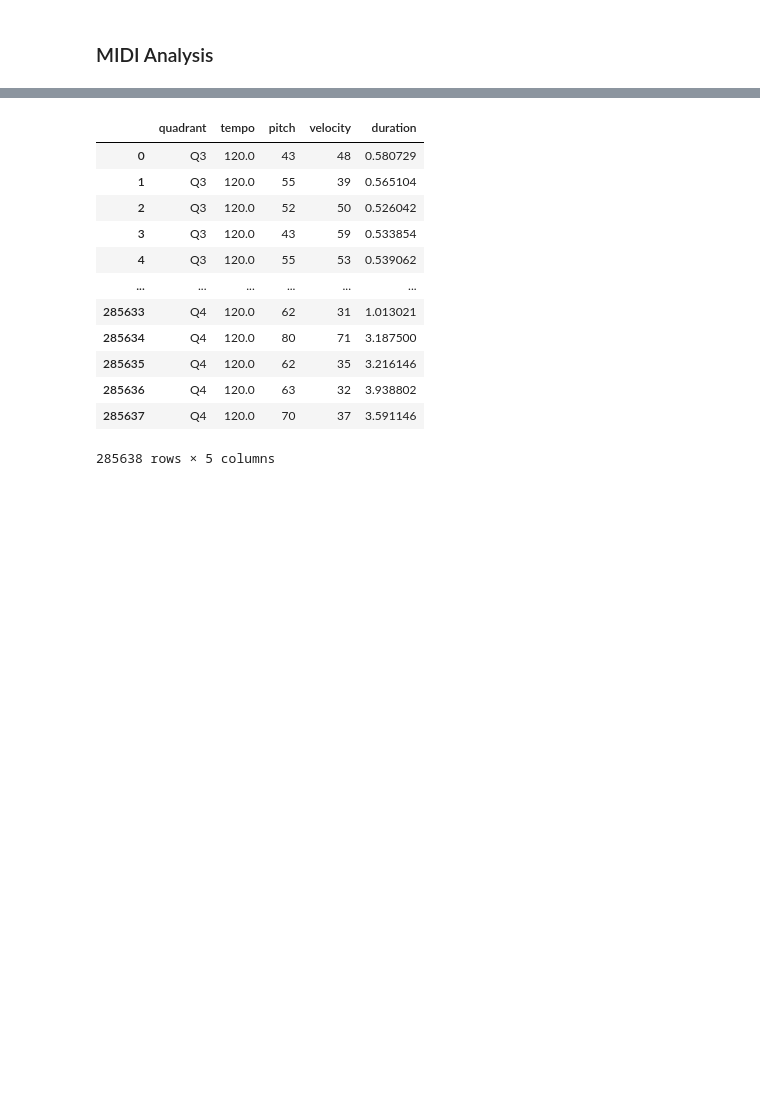
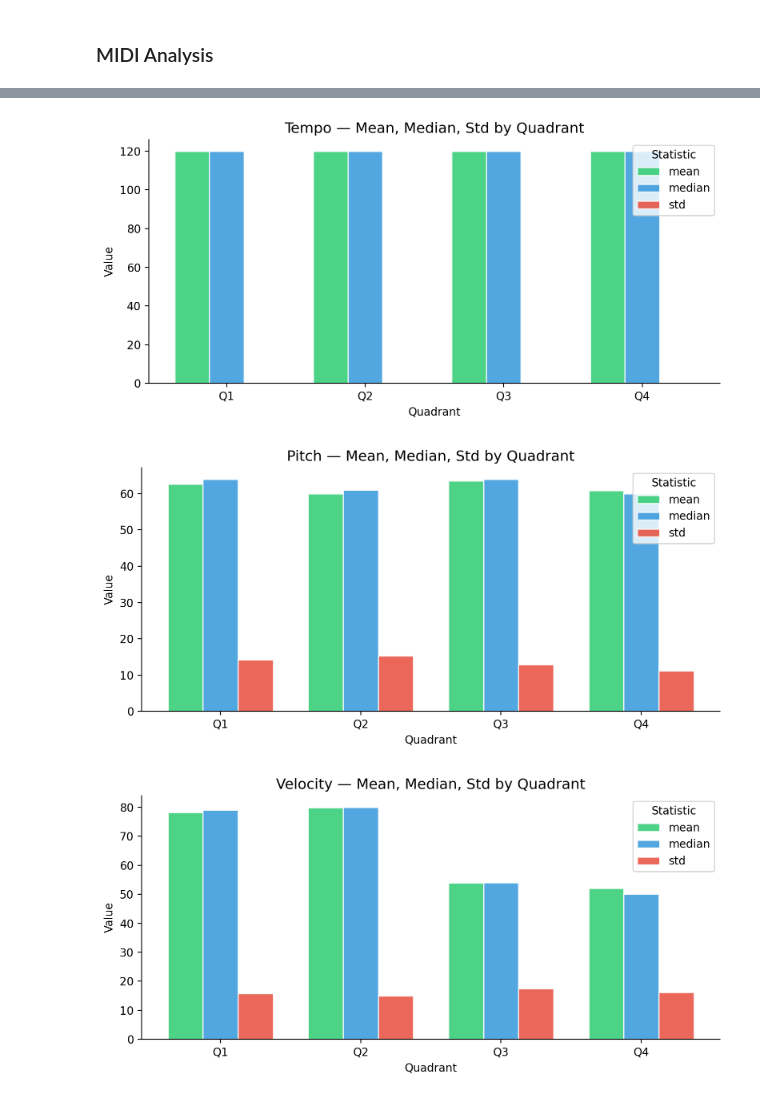
Before and after one commit to eadenise/cc_project, a Jupyter notebook: eda_emopia.ipynb, the cells around one changed output, grey strips where cells are left out. Drawn from its saved outputs; the diff is of its cells as text; code cells hidden in the pictures; blank space fills up the shorter version.

```diff
--- a/eda_emopia.ipynb
+++ b/eda_emopia.ipynb
@@ -168,17 +171,31 @@ for feature in features:
 # %%
-# Central tendency
-df_notes.groupby('quadrant')[features].agg(['mean', 'median', 'std'])
+agg_df = df_notes.groupby('quadrant')[features].agg(['mean', 'median', 'std'])
+agg_df.columns = ['_'.join(col) for col in agg_df.columns]  # e.g. 'pitch_mean'
+agg_df = agg_df.loc[['Q1', 'Q2', 'Q3', 'Q4']]               # enforce order
+
+stats   = ['mean', 'median', 'std']
+colors  = {'mean': '#2ecc71', 'median': '#3498db', 'std': '#e74c3c'}
+x       = np.arange(len(agg_df))   # Q1–Q4 positions
+width   = 0.25                      # width of each bar
+
+for feature in features:
+    fig, ax = plt.subplots(figsize=(8, 4))
+
+    for i, stat in enumerate(stats):
+        col = f'{feature}_{stat}'
+        ax.bar(x + i * width, agg_df[col], width, label=stat, color=colors[stat], edgecolor='white', alpha=0.85)
+
+    ax.set_xticks(x + width)
+    ax.set_xticklabels(['Q1', 'Q2', 'Q3', 'Q4'])
+    ax.set_title(f'{feature.capitalize()} — Mean, Median, Std by Quadrant', fontsize=13)
+    ax.set_ylabel('Value')
+    ax.set_xlabel('Quadrant')
+    ax.legend(title='Statistic')
+    ax.spines['top'].set_visible(False)
+    ax.spines['right'].set_visible(False)
+    plt.tight_layout()
+    plt.show()
 # %% [output]
-|  | quadrant | tempo | pitch | velocity | duration |
-| 0 | Q3 | 120.0 | 43 | 48 | 0.580729 |
-| 1 | Q3 | 120.0 | 55 | 39 | 0.565104 |
-| 2 | Q3 | 120.0 | 52 | 50 | 0.526042 |
-| 3 | Q3 | 120.0 | 43 | 59 | 0.533854 |
-| 4 | Q3 | 120.0 | 55 | 53 | 0.539062 |
-| ... | ... | ... | ... | ... | ... |
-| 285633 | Q4 | 120.0 | 62 | 31 | 1.013021 |
-| 285634 | Q4 | 120.0 | 80 | 71 | 3.187500 |
-| 285635 | Q4 | 120.0 | 62 | 35 | 3.216146 |
-| 285636 | Q4 | 120.0 | 63 | 32 | 3.938802 |
-| 285637 | Q4 | 120.0 | 70 | 37 | 3.591146 |
-285638 rows × 5 columns
+[figure, added]
+[figure, added]
+[figure, added]
```
Also changed, not shown: parts of 4 cells of this notebook, 3 other files.
